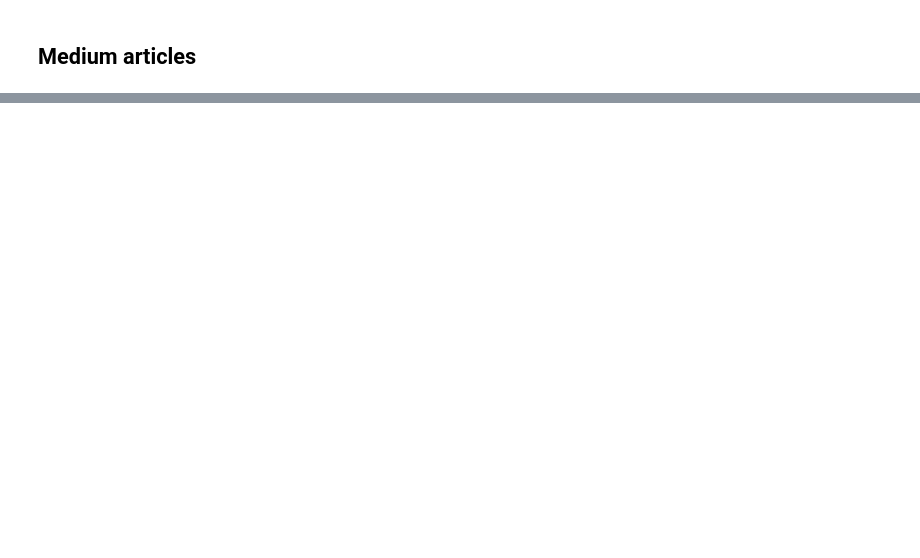
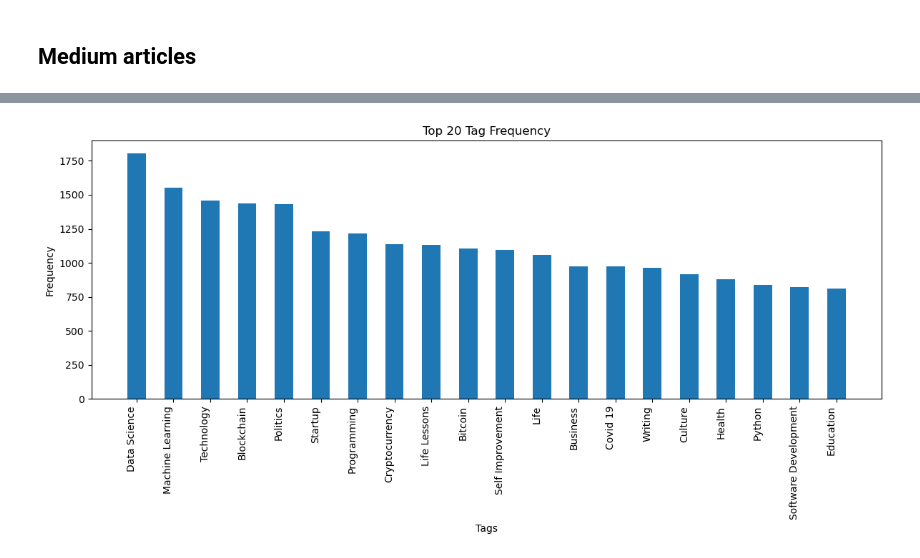
Before and after one commit to aaronomics/grad, a Jupyter notebook: news.ipynb, the cells around one changed output, grey strips where cells are left out. Cells and saved outputs as stored; diff of their text form; code cells hidden in the pictures; blank space fills up the shorter version.

```diff
--- a/news.ipynb
+++ b/news.ipynb
@@ -72,0 +94,8 @@ med_df.head()
+# %%
+# Create a new DataFrame with articles between 900 and 1100 words
+df_filtered = df.loc[(df['word_count'] >= 950) & (df['word_count'] <= 1050)]
+
+# Find the number of rows in the filtered dataframe
+num_articles = len(df_filtered)
+
+print(f"There are {num_articles} articles with a word count between 900 and 1100.")
@@ -93,0 +113,10 @@ plt.show()
+# %%
+import ast
+
+# Convert string representation of lists to actual lists
+df_filtered['tags'] = df_filtered['tags'].apply(lambda x: ast.literal_eval(x))
+
+# Flatten the nested tag lists
+tags = [tag for tags in df_filtered['tags'] for tag in tags]
+
+print(tags)
@@ -93,0 +130,22 @@ plt.show()
+# %%
+# Create a pandas series of the tag counts
+tag_counts = pd.Series(tags).value_counts(normalize=True)
+
+# Get the top 20 tags and their frequency
+top_tags = tag_counts.head(20)
+top_tags_freq = (top_tags * len(df))
+
+# Filter out tags that occur very infrequently
+tag_counts = tag_counts[tag_counts >= 0.001]
+
+# Create the frequency plot
+fig, ax = plt.subplots(figsize=(12, 6))
+ax.bar(top_tags.index, top_tags_freq, width=0.5)
+ax.set_xticklabels(top_tags.index, rotation=90, ha='right')
+ax.set_title('Top 20 Tag Frequency')
+ax.set_xlabel('Tags')
+ax.set_ylabel('Frequency')
+plt.tight_layout()
+plt.show()
+# %% [output]
+[figure, added]
```
Also changed, not shown: parts of 9 cells of this notebook.
